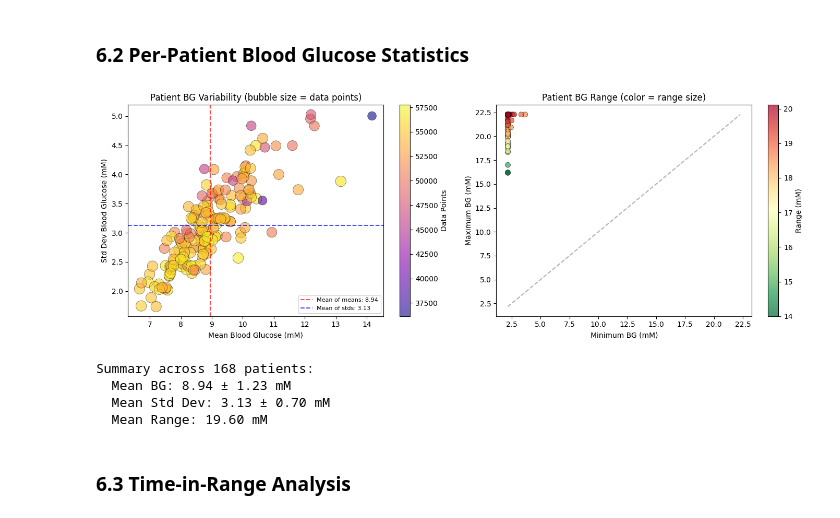
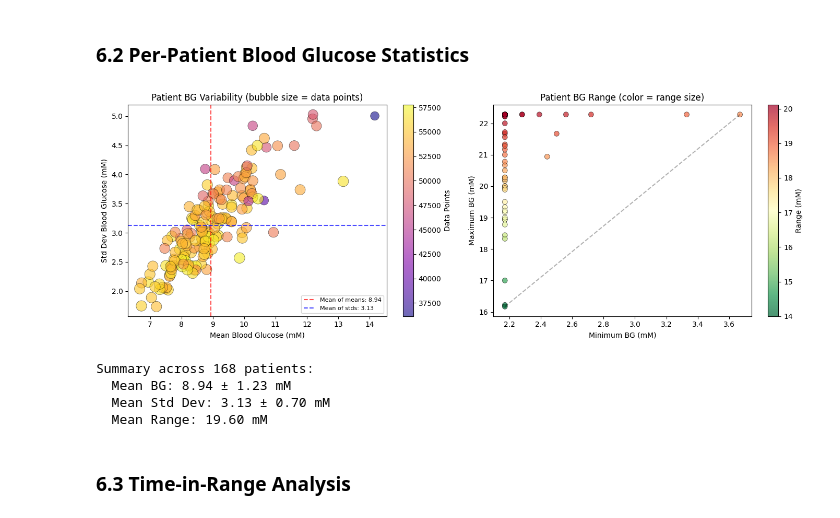
Before and after one commit to Blood-Glucose-Control/nocturnal-hypo-gly-prob-forecast, a Jupyter notebook: docs-internal/notebooks/data_validation/0.05-brown-data_loader_validation.ipynb, the cells around one changed output. Saved outputs shown, nothing was run; the diff lists cells and outputs as text; code cells hidden in the pictures.

```diff
--- a/docs-internal/notebooks/data_validation/0.05-brown-data_loader_validation.ipynb
+++ b/docs-internal/notebooks/data_validation/0.05-brown-data_loader_validation.ipynb
@@ -532,36 +532,36 @@ ranges = [s["max"] - s["min"] for s in patient_stats]
 scatter2 = ax2.scatter(
     mins,
     maxs,
     s=50,
     c=ranges,
     cmap="RdYlGn_r",
     alpha=0.7,
     edgecolors="black",
     linewidth=0.5,
 )
 ax2.plot(
-    [min(mins), max(maxs)],
-    [min(mins), max(maxs)],
+    [min(mins), max(mins)],
+    [min(maxs), max(maxs)],
     "k--",
     alpha=0.3,
     label="Min=Max line",
 )
 ax2.set_xlabel(f"Minimum BG ({bg_unit})")
 ax2.set_ylabel(f"Maximum BG ({bg_unit})")
 ax2.set_title("Patient BG Range (color = range size)")
 cbar2 = plt.colorbar(scatter2, ax=ax2)
 cbar2.set_label(f"Range ({bg_unit})")
 
 plt.tight_layout()
 plt.show()
 
 # Print summary statistics
 print(f"\nSummary across {len(patient_stats)} patients:")
 print(f"  Mean BG: {np.mean(means):.2f} ± {np.std(means):.2f} {bg_unit}")
 print(f"  Mean Std Dev: {np.mean(stds):.2f} ± {np.std(stds):.2f} {bg_unit}")
 print(f"  Mean Range: {np.mean(ranges):.2f} {bg_unit}")
 # %% [output]
-[figure, old version]
+[figure, new version]
 Summary across 168 patients:
   Mean BG: 8.94 ± 1.23 mM
   Mean Std Dev: 3.13 ± 0.70 mM
```
Also changed, not shown: parts of 8 cells of this notebook, 1 other file.
